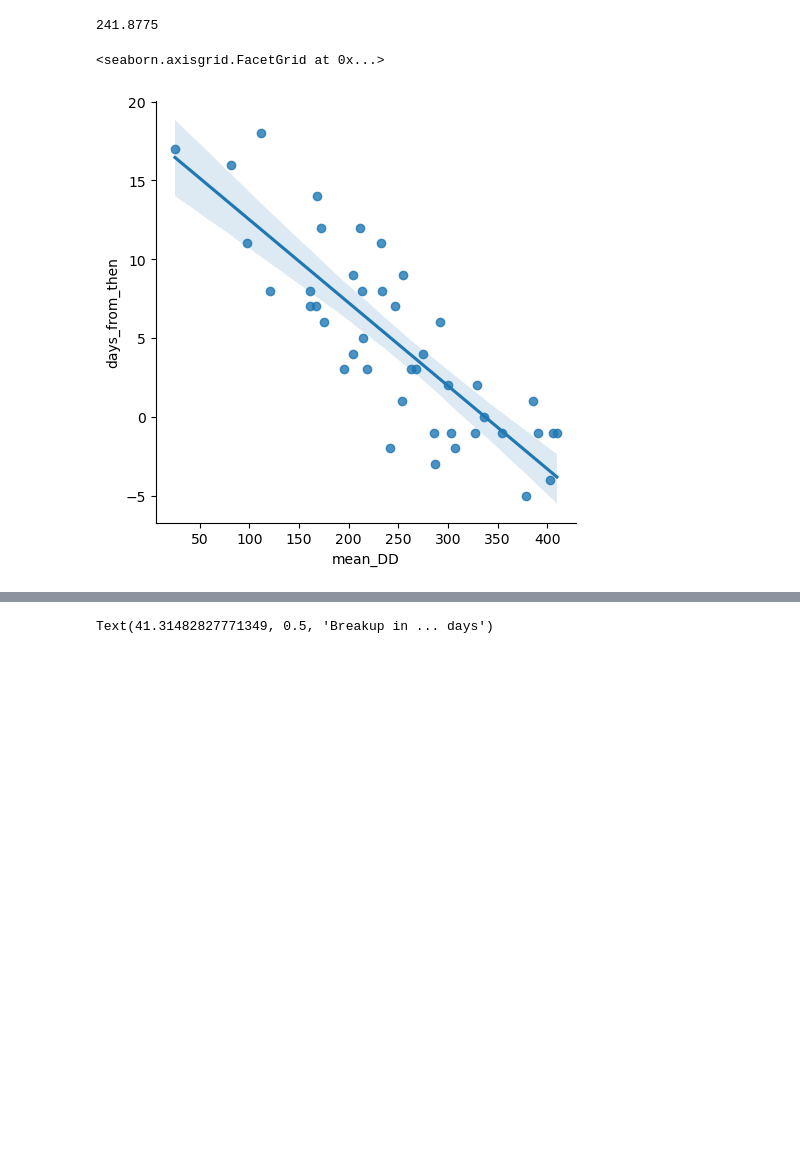
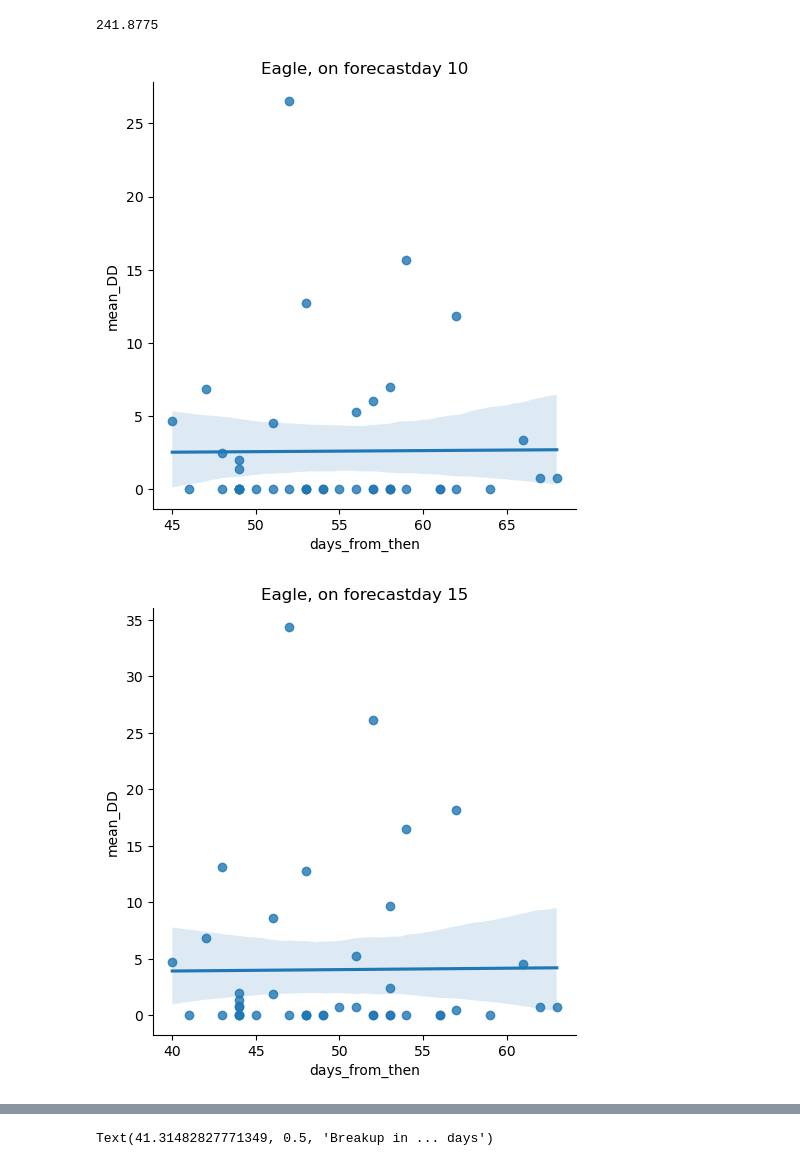
Before and after one commit to chryss/riverice, a Jupyter notebook: JupyterNotebooks/APRFC_ACIS_combinedstations.ipynb, the cells around one changed output, grey strips where cells are left out. Saved outputs shown, nothing was run; the diff lists cells and outputs as text; code cells hidden in the pictures; blank space fills up the shorter version.

```diff
--- a/JupyterNotebooks/APRFC_ACIS_combinedstations.ipynb
+++ b/JupyterNotebooks/APRFC_ACIS_combinedstations.ipynb
@@ -308,7 +513,9 @@ mean_eagle['2000'][65]
 241.8775
 # %%
 # pivoted = likelihoodDF.pivot(index='forecast_day_past_march1', columns='days_from_then', values='mean_DD')
-sns.lmplot(data=likelihoodDF[likelihoodDF.forecast_day_past_march1==60], y='days_from_then', x='mean_DD')
+for ii in range (10, 65, 5):
+    sns.lmplot(data=likelihoodDF[likelihoodDF.forecast_day_past_march1==ii], x='days_from_then', y='mean_DD')
+    plt.title(f"Eagle, on forecastday {ii}")
 # %% [output]
-<seaborn.axisgrid.FacetGrid at 0x...>
-[figure, old version]
+[figure, new version]
+[figure, added]
```
Also changed, not shown: parts of 7 cells of this notebook, 41 other files.
